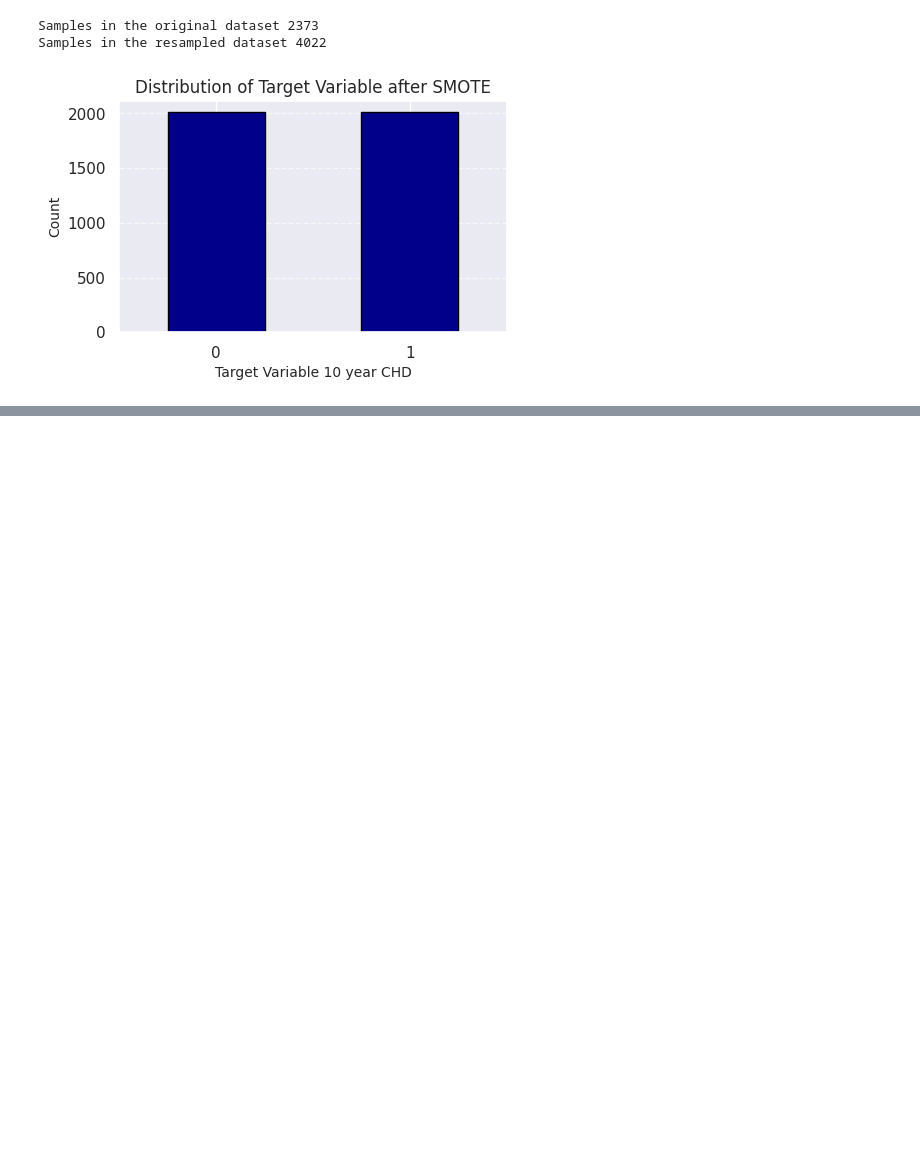
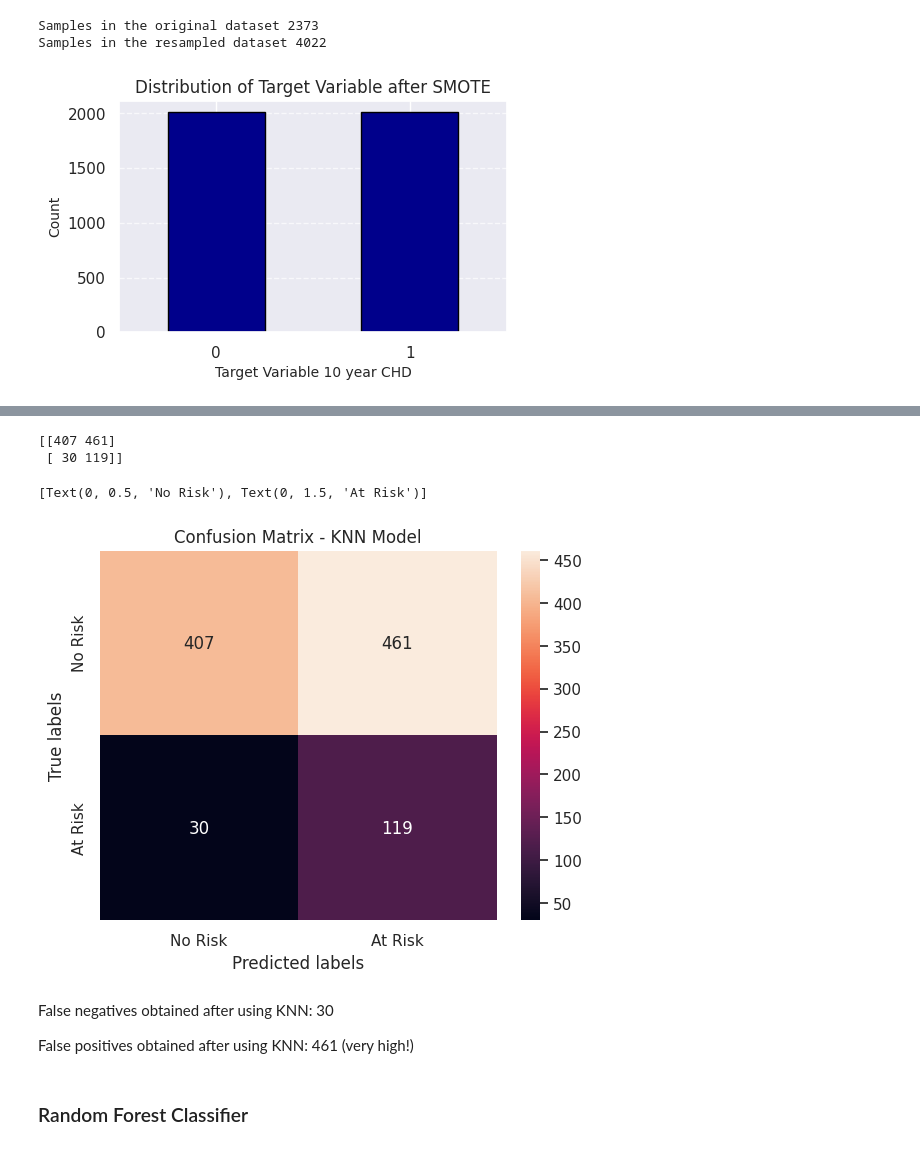
Before and after one commit to bi-horn/ML_Heart_Disease, a Jupyter notebook: ML_heart_disease.ipynb, the cells around one changed output, grey strips where cells are left out. Drawn from its saved outputs; the diff is of its cells as text; code cells hidden in the pictures; blank space fills up the shorter version.

```diff
--- a/ML_heart_disease.ipynb
+++ b/ML_heart_disease.ipynb
@@ -340,0 +298,4 @@ ax.yaxis.set_ticklabels(labels)
+# %%
+# Best k is where the test recall is the highest
+best_k = knn_test_res.index(max(knn_test_res))+1
+best_k
@@ -340,0 +304,6 @@ ax.yaxis.set_ticklabels(labels)
+# %%
+# building knn model with best parameters
+knn_model = KNeighborsClassifier(n_neighbors=best_k)
+
+# evaluate model
+knn_train_accuracy, knn_test_accuracy, knn_train_recall, knn_test_recall = evaluate(knn_model, X_smote_scaled, y_smote, X_test_scaled, y_test)
@@ -340,0 +328,28 @@ ax.yaxis.set_ticklabels(labels)
+# %%
+# Get the confusion matrix for test
+# Test predictions
+knn_test_pred = knn_model.predict(X_test_scaled)
+
+labels = ['No Risk', 'At Risk']
+cm = confusion_matrix(y_test, knn_test_pred)
+print(cm)
+ax = plt.subplot()
+sns.heatmap(cm, annot=True, ax=ax, fmt='d')  # annot=True to annotate cells
+
+# Labels, title, and ticks
+ax.set_xlabel('Predicted labels')
+ax.set_ylabel('True labels')
+ax.set_title('Confusion Matrix - KNN Model')
+ax.xaxis.set_ticklabels(labels)
+ax.yaxis.set_ticklabels(labels)
+# %% [output]
+[[407 461]
+ [ 30 119]]
+[Text(0, 0.5, 'No Risk'), Text(0, 1.5, 'At Risk')]
+[figure, added]
+# %% [markdown]
+False negatives obtained after using KNN: 30
+
+False positives obtained after using KNN: 461 (very high!)
+# %% [markdown]
+### Random Forest Classifier
```
Also changed, not shown: parts of 45 cells of this notebook.
